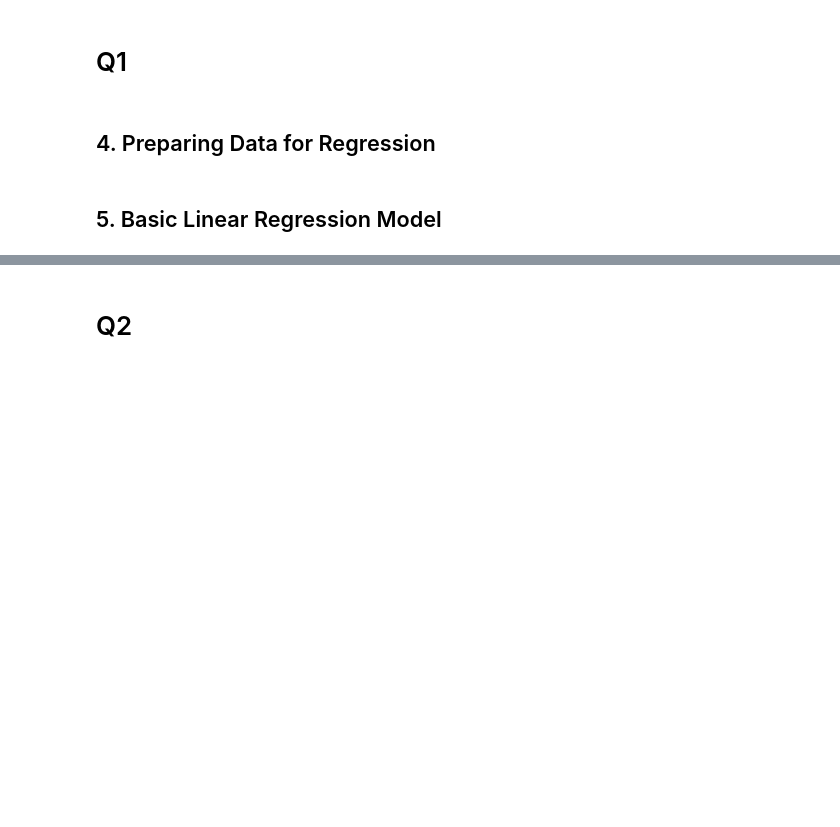
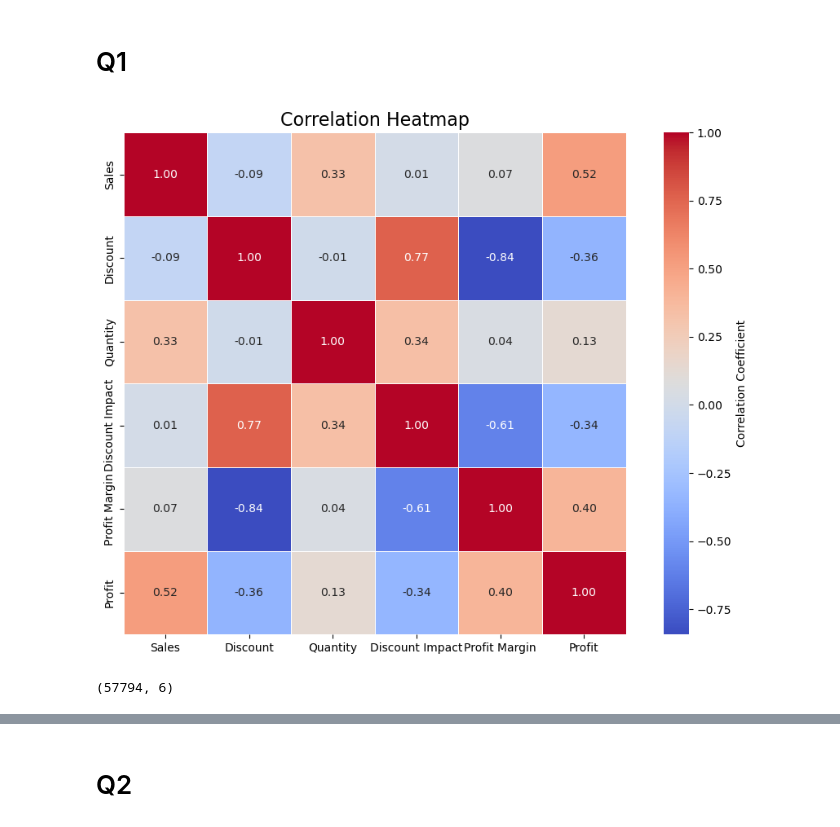
Before and after one commit to hirpej/Final-Project-DA, a Jupyter notebook: ml.ipynb, the cells around one changed output, grey strips where cells are left out. Cells and saved outputs as stored; diff of their text form; code cells hidden in the pictures; blank space fills up the shorter version.

```diff
--- a/ml.ipynb
+++ b/ml.ipynb
@@ -143,4 +118,2 @@ Discount doesn’t seem to strongly correlate with Sales or Quantity, but it doe
 # %% [markdown]
 # Q1
-# %% [markdown]
-## 4. Preparing Data for Regression
@@ -149,0 +120,29 @@ y = df_merged['Profit']
+# %%
+# Remove null values if any
+factsales = factsales.dropna(subset=["Discount", "Quantity", "Sales", "Profit"])
+# %%
+for column in factsales.select_dtypes(include=['float64', 'int64']).columns:
+    Q1 = factsales[column].quantile(0.01)
+    Q3 = factsales[column].quantile(0.99)
+    IQR = Q3 - Q1
+    lower_bound = Q1 - 1.5 * IQR
+    upper_bound = Q3 + 1.5 * IQR
+
+    factsales = factsales[(df[column] >= lower_bound) & (factsales[column] <= upper_bound)]
+# %%
+# Feature Engineering: Creating new relevant features
+factsales["Profit Margin"] = factsales["Profit"] / factsales["Sales"]
+factsales["Discount Impact"] = factsales["Discount"] * factsales["Quantity"]
+# %%
+factsales = factsales[["Sales", "Discount", "Quantity", "Discount Impact", "Profit Margin", "Profit"]]
+corr = factsales.corr()
+plt.figure(figsize=(12, 8))
+sns.heatmap(corr, annot=True, cmap='coolwarm', linewidths=0.5, fmt='.2f', cbar_kws={'label': 'Correlation Coefficient'}, square=True)
+plt.title('Correlation Heatmap', fontsize=16)
+plt.show()
+# %% [output]
+[figure, added]
+# %%
+print(factsales.shape)
+# %% [output]
+(57794, 6)
@@ -156,5 +159,3 @@ X_train, X_test, y_train, y_test = train_test_split(X, y,
 scaler = StandardScaler()
 X_train_scaled = scaler.fit_transform(X_train)
 X_test_scaled = scaler.transform(X_test)
-# %% [markdown]
-## 5. Basic Linear Regression Model
```
Also changed, not shown: parts of 31 cells of this notebook.
